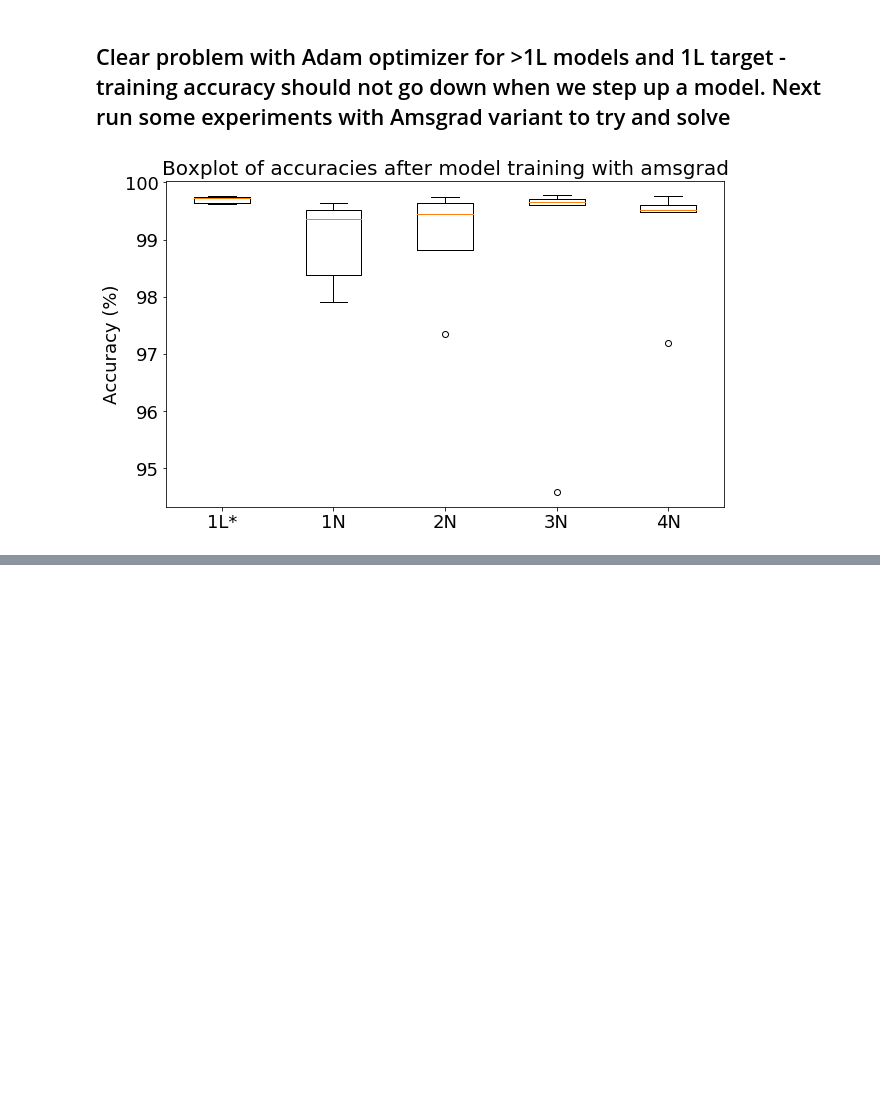
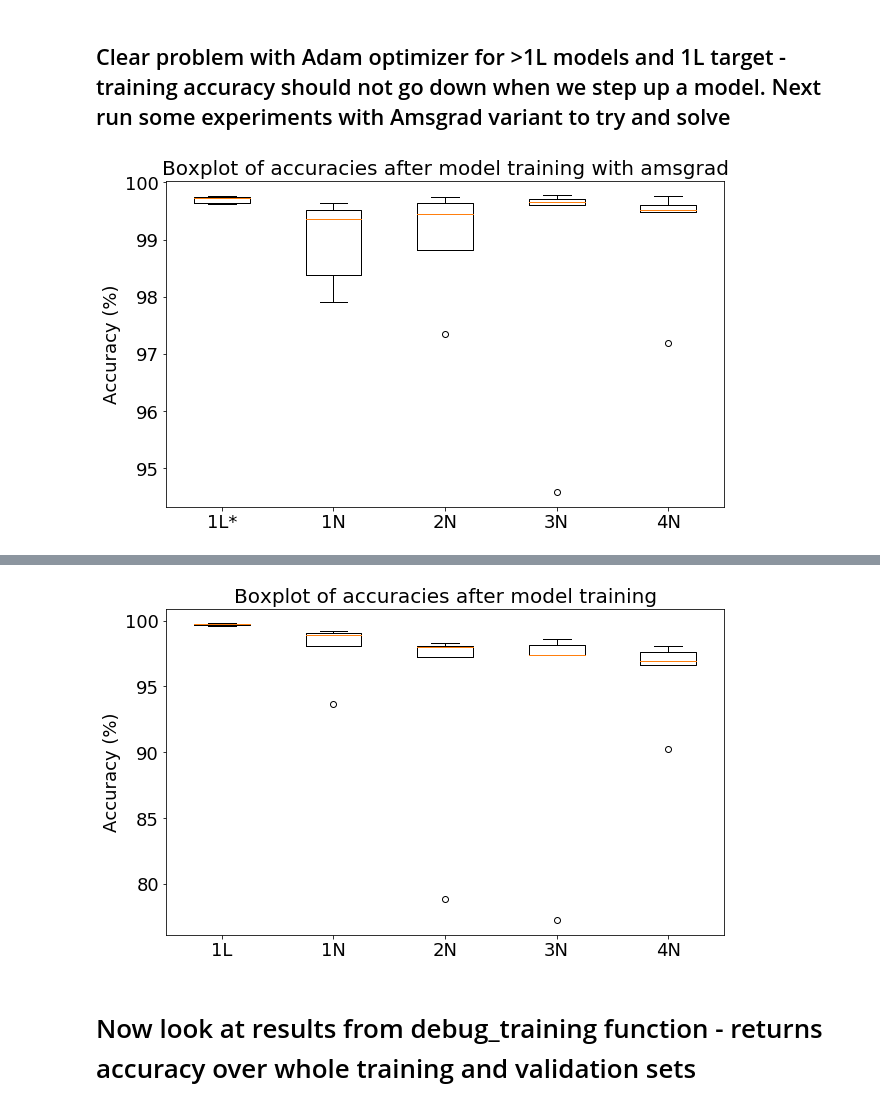
Before and after one commit to eap40/iib-neuro-proj, a Jupyter notebook: Notebooks/training_build3.ipynb, the cells around one changed output, grey strips where cells are left out. Drawn from its saved outputs; the diff is of its cells as text; code cells hidden in the pictures; blank space fills up the shorter version.

```diff
--- a/Notebooks/training_build3.ipynb
+++ b/Notebooks/training_build3.ipynb
@@ -50,7 +50,7 @@ plot_params_1li(trained_plist, target_plist)
 [figure]
 [figure]
 # %%
-loaded_models = np.load('/Users/EdPhillips/Documents/Cambridge4/Project/Data/trained_models_amsgrad_1l.npz', allow_pickle=True)
+loaded_models = np.load('/Users/EdPhillips/Documents/Cambridge4/Project/Data/trained_models_amsgrad_1l_long.npz', allow_pickle=True)
 # %%
 target_params_list, trained_params_list, inputs = loaded_models['a'], loaded_models['b'], loaded_models['c']
 # %%
@@ -67,8 +67,8 @@ test_inputs = inputs[:, -n_test:]
 # %%
 # reload parameters, create models with them and extract accuracy metrics
 
-train_accs_list_amsgrad_1l=[]
-test_accs_list_amsgrad_1l=[]
+train_accs_list_nsds_1l=[]
+test_accs_list_nsds_1l=[]
 
 for j in range(len(target_params_list)):
     params_1l = trained_params_list[j][0]
@@ -122,8 +122,8 @@ for j in range(len(target_params_list)):
         train_accs.append([train_acc.numpy()])
         test_accs.append(test_acc.numpy())
 
-    train_accs_list_amsgrad_1l.append(train_accs)
-    test_accs_list_amsgrad_1l.append(test_accs)
+    train_accs_list_nsds_1l.append(train_accs)
+    test_accs_list_nsds_1l.append(test_accs)
 # %%
 train_accs_arr = np.squeeze(np.clip(np.array(train_accs_list), a_min=0, a_max=None))
 test_accs_arr = np.squeeze(np.clip(np.array(test_accs_list), a_min=0, a_max=None))
@@ -276,0 +294,21 @@ plt.show()
+# %%
+# nsds varied, best result chosen
+train_accs_arr = np.squeeze(np.clip(np.array(train_accs_list_nsds_1l), a_min=0, a_max=None))
+test_accs_arr = np.squeeze(np.clip(np.array(test_accs_list_nsds_1l), a_min=0, a_max=None))
+
+train_accs = np.array(train_accs, ndmin=2)
+test_accs = np.array(test_accs, ndmin=2)
+fig, ax = plt.subplots()
+fig.set_size_inches(10, 6)
+ax.set_title('Boxplot of accuracies after model training', fontsize=20)
+ax.boxplot(train_accs_arr)
+ax.set_xticklabels(['1L', '1N', '2N', '3N', '4N'], fontsize=18)
+ax.set_ylabel("Accuracy (%)", fontsize=18)
+# ax.set_ylim(99.9,100.01)
+# ax.set_ylim(100)
+
+plt.show()
+# %% [output]
+[figure, added]
+# %% [markdown]
+# Now look at results from debug_training function - returns accuracy over whole training and validation sets
```
Also changed, not shown: parts of 38 cells of this notebook.
